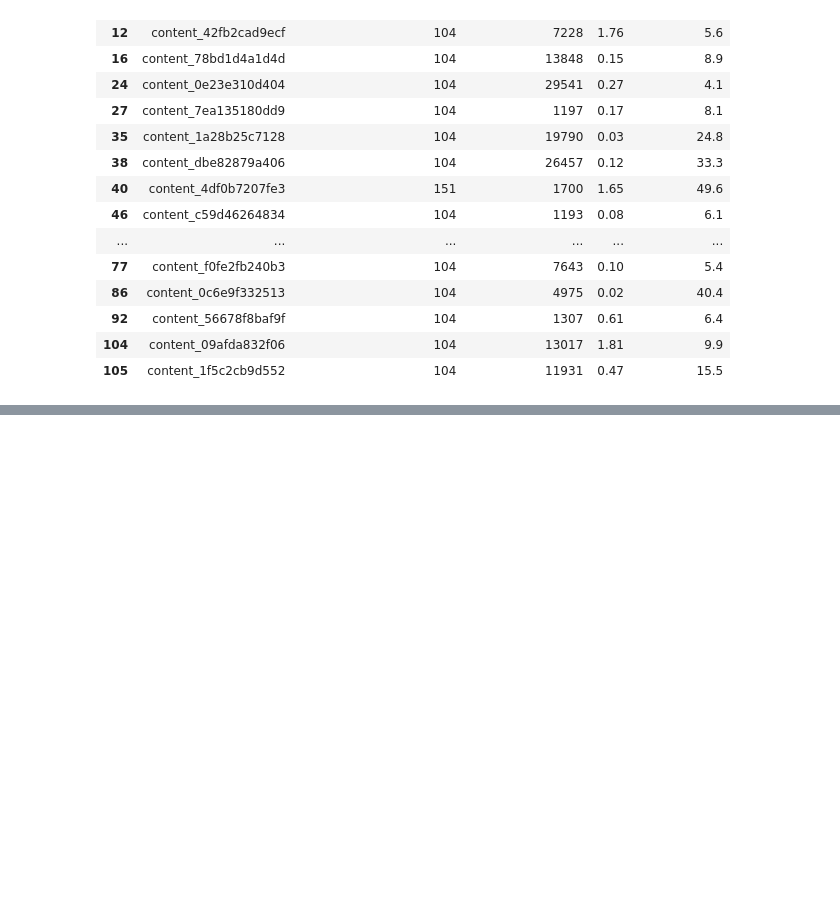
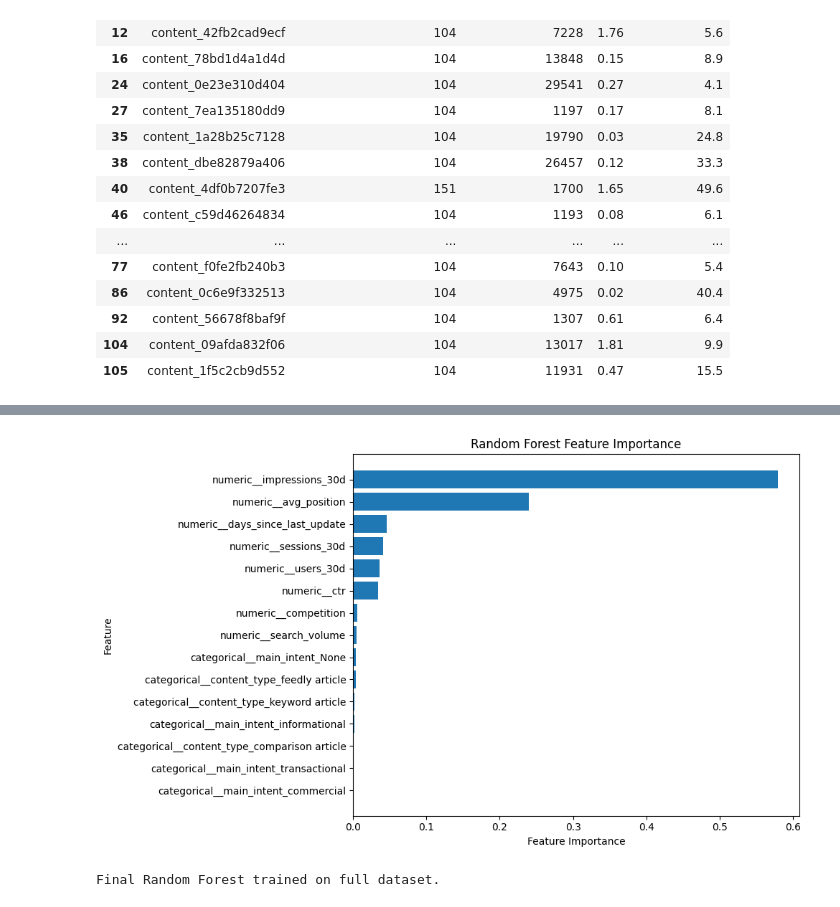
Before and after one commit to SAJLENDRAPANDEY/flyrank-ml-internship-starter, a Jupyter notebook: notebooks/capstone_content_refresh.ipynb, the cells around one changed output, grey strips where cells are left out. Saved outputs shown, nothing was run; the diff lists cells and outputs as text; code cells hidden in the pictures; blank space fills up the shorter version.

```diff
--- a/notebooks/capstone_content_refresh.ipynb
+++ b/notebooks/capstone_content_refresh.ipynb
@@ -417,0 +2097,7 @@ Old + above-median visibility: 5992
+# %%
+baseline_test = baseline_test.sort_values(
+    ["baseline_score", "impressions_30d"],
+    ascending=[False, False]
+)
+
+baseline_test = baseline_test.reset_index(drop=True)
@@ -417,0 +2515,17 @@ Old + above-median visibility: 5992
+# %%
+rf_preprocessor = rf_model.named_steps["preprocessor"]
+rf_classifier = rf_model.named_steps["model"]
+
+feature_names = rf_preprocessor.get_feature_names_out()
+
+importance_df = pd.DataFrame({
+    "feature": feature_names,
+    "importance": rf_classifier.feature_importances_
+})
+
+importance_df = importance_df.sort_values(
+    "importance",
+    ascending=False
+).reset_index(drop=True)
+
+importance_df.head(20)
@@ -417,0 +2550,40 @@ Old + above-median visibility: 5992
+# %%
+import matplotlib.pyplot as plt
+
+top_features = importance_df.head(15).sort_values(
+    "importance"
+)
+
+plt.figure(figsize=(10, 6))
+
+plt.barh(
+    top_features["feature"],
+    top_features["importance"]
+)
+
+plt.xlabel("Feature Importance")
+plt.ylabel("Feature")
+plt.title("Random Forest Feature Importance")
+
+plt.tight_layout()
+plt.show()
+# %% [output]
+[figure, added]
+# %%
+final_rf = Pipeline([
+    ("preprocessor", preprocessor),
+    ("model", RandomForestClassifier(
+        n_estimators=300,
+        max_depth=12,
+        min_samples_leaf=20,
+        class_weight="balanced",
+        random_state=42,
+        n_jobs=-1
+    ))
+])
+
+final_rf.fit(X, y)
+
+print("Final Random Forest trained on full dataset.")
+# %% [output]
+Final Random Forest trained on full dataset.
```
Also changed, not shown: parts of 105 cells of this notebook.
